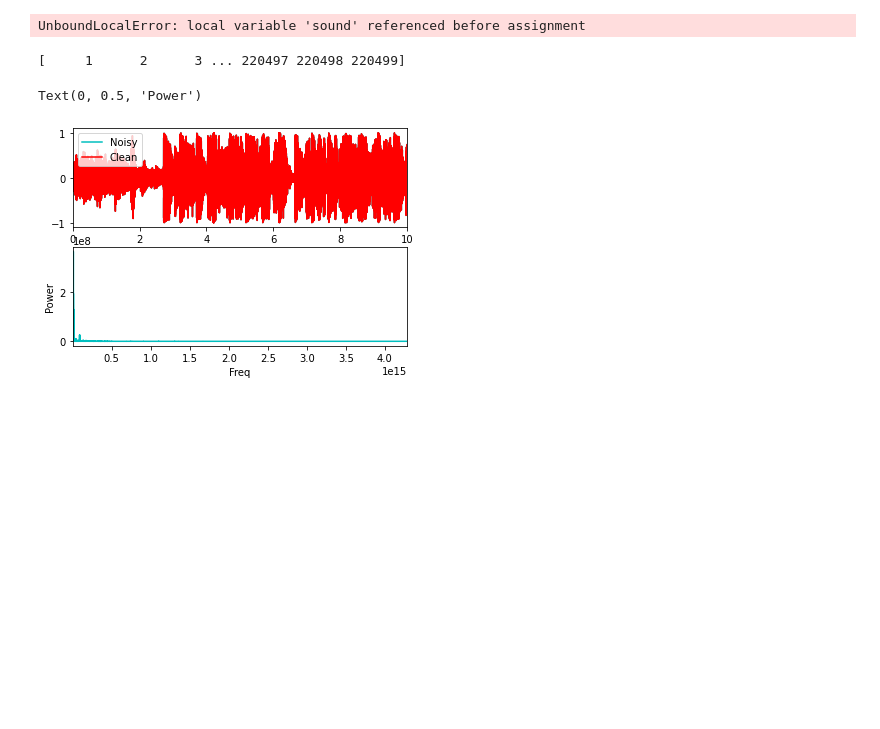
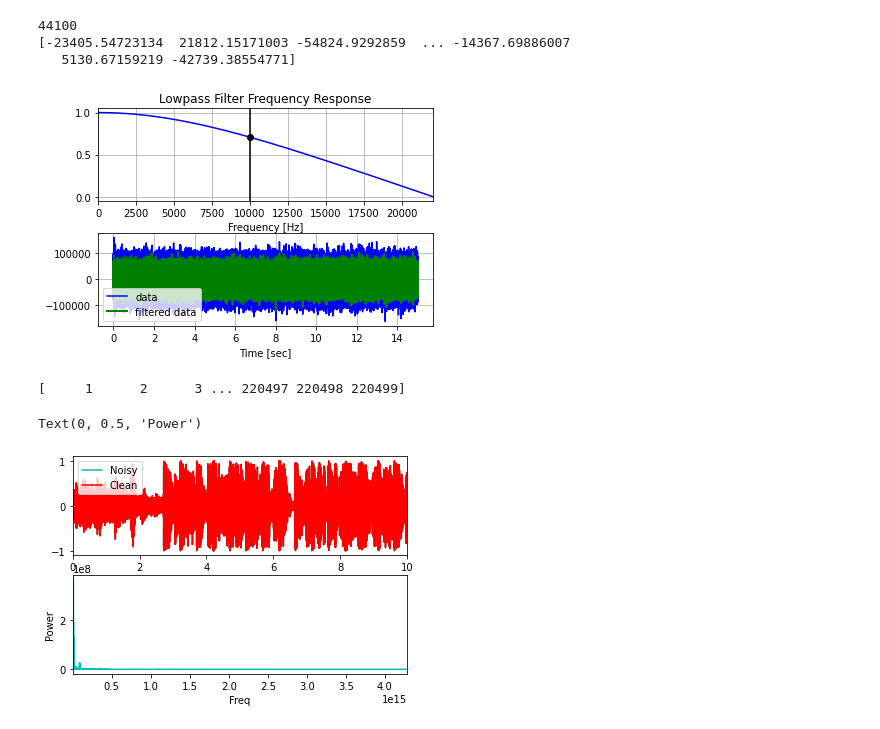
Before and after one commit to CenaAshoori/Signal-Processing, a Jupyter notebook: Audio FFT/audio_FFT.ipynb, the cells around one changed output. Drawn from its saved outputs; the diff is of its cells as text; code cells hidden in the pictures; blank space fills up the shorter version.

```diff
--- a/Audio FFT/audio_FFT.ipynb
+++ b/Audio FFT/audio_FFT.ipynb
@@ -148,8 +154,20 @@ plt.show()
+# %%
+# # Filter requirements.
+# order = 6
+# fs = sample_rate       # sample rate, Hz
+# cutoff = 1000  # desired cutoff frequency of the filter, Hz
+# before_filter_signal = signal_noisy
+firstFilter = filter(signal_noisy, cutoff=10000, sr=sample_rate, order=1)
+# secFilter = filter(firstFilter, cutoff=10000, sr=sample_rate, order=6)
+# %% [output]
+44100
+[-23405.54723134  21812.15171003 -54824.9292859  ... -14367.69886007
+   5130.67159219 -42739.38554771]
+[figure, added]
 # %%
-convert_to_wav(dst+"convert_file.wav",sample_rate, y.astype(data.dtype))
-play(dst)
+
+convert_to_wav(dst+"_convert_file.wav",sample_rate, firstFilter.astype(data.dtype))
+play(dst+"_convert_file.wav")
-# %% [output]
-UnboundLocalError: local variable 'sound' referenced before assignment
 # %%
 import numpy as np
 
```
Also changed, not shown: parts of 9 cells of this notebook, 1 other file.
